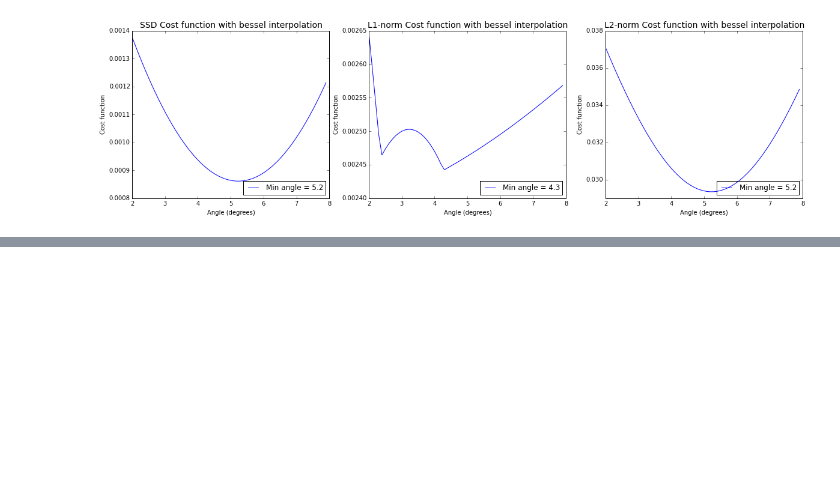
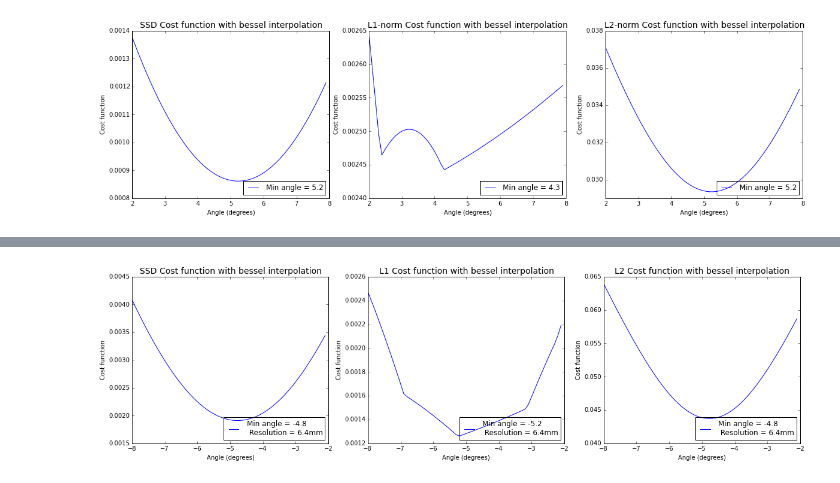
Before and after one commit to zyzdiana/AC297r-Volume-Registration, a Jupyter notebook: Bessel_with_Halton_Sampling.ipynb, the cells around one changed output, grey strips where cells are left out. Cells and saved outputs as stored; diff of their text form; code cells hidden in the pictures; blank space fills up the shorter version.

```diff
--- a/Bessel_with_Halton_Sampling.ipynb
+++ b/Bessel_with_Halton_Sampling.ipynb
@@ -238,0 +269,9 @@ plt.close(fig)
+# %%
+# Resolution 6.4, rotation along axis 0
+N = 3000
+# Cost function from Bessel Rotation
+thetas = np.arange(-8,-2,0.1)
+cost_func = rot_halton_cost_func(list_6_4mm[0], list_6_4mm[3], N, thetas, 0, False)
+plot_cost_func(cost_func,6.4)
+# %% [output]
+[figure, added]
```
Also changed, not shown: parts of 40 cells of this notebook, 2 other files.
